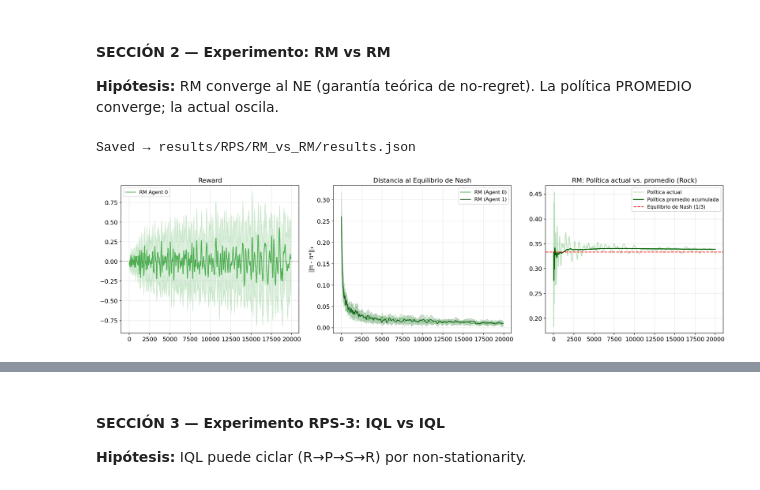
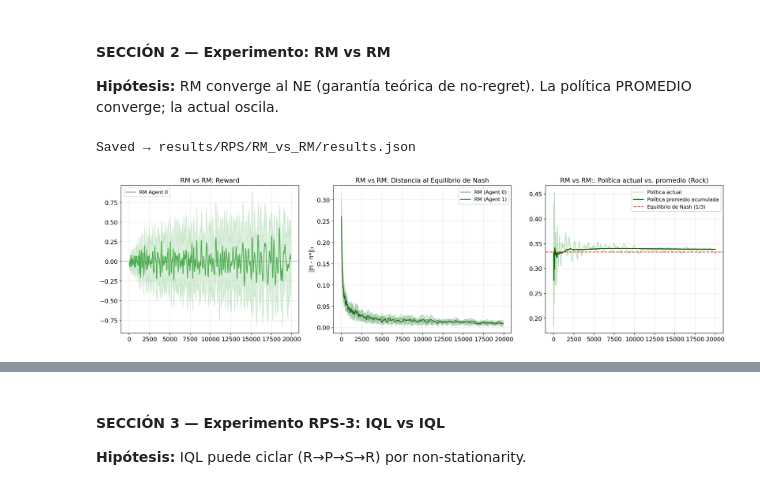
Before and after one commit to mmussio85/simultaneous-games, a Jupyter notebook: RPS.ipynb, the cells around one changed output, grey strips where cells are left out. Saved outputs shown, nothing was run; the diff lists cells and outputs as text; code cells hidden in the pictures.

```diff
--- a/RPS.ipynb
+++ b/RPS.ipynb
@@ -173,31 +200,31 @@ Política final FP (promedio sobre seeds):
 # %%
 # --- RPS-2: RM vs RM ---
 rewards_rm, pol0_rm, pol1_rm = run_experiment(
     RPS, RegretMatching, RegretMatching, N_EPISODES, N_SEEDS)
 
 save_results('RPS', 'RM_vs_RM', rewards_rm, pol0_rm, pol1_rm, ne=NE_RPS.tolist())
 
 fig, axes = plt.subplots(1, 3, figsize=(18, 5))
 
 # Reward
 plot_with_ci(rewards_rm[:, :, 0], 'RM Agent 0', COLORS['RM'], ax=axes[0])
-axes[0].axhline(0, ls='--', c='gray', lw=1); axes[0].set_title('Reward'); axes[0].legend()
+axes[0].axhline(0, ls='--', c='gray', lw=1); axes[0].set_title('RM vs RM: Reward'); axes[0].legend()
 
 # Distancia al Equilibrio de Nash
 d_rm0 = dist_to_ne(pol0_rm, NE_RPS)
 d_rm1 = dist_to_ne(pol1_rm, NE_RPS)
 plot_with_ci(d_rm0, 'RM (Agent 0)', COLORS['RM'], ax=axes[1])
 plot_with_ci(d_rm1, 'RM (Agent 1)', '#1B5E20', ax=axes[1])
-axes[1].set_title('Distancia al Equilibrio de Nash'); axes[1].set_ylabel('||\u03c0 - \u03c0*||\u2081'); axes[1].legend()
+axes[1].set_title('RM vs RM: Distancia al Equilibrio de Nash'); axes[1].set_ylabel('||\u03c0 - \u03c0*||\u2081'); axes[1].legend()
 
 # Política actual vs. promedio (seed 0, acción Rock)
 pol_curr = pol0_rm[0, :, 0]                     # política actual, acción Rock, seed 0
 pol_avg  = np.cumsum(pol0_rm[0, :, 0]) / (np.arange(N_EPISODES) + 1)  # promedio acumulado
 axes[2].plot(pol_curr, alpha=0.4, color=COLORS['RM'], label='Política actual')
 axes[2].plot(pol_avg,  color='darkgreen', lw=2, label='Política promedio acumulada')
 axes[2].axhline(1/3, ls='--', c='red', label='Equilibrio de Nash (1/3)')
-axes[2].set_title('RM: Política actual vs. promedio (Rock)'); axes[2].legend()
+axes[2].set_title('RM vs RM:: Política actual vs. promedio (Rock)'); axes[2].legend()
 plt.tight_layout(); plt.savefig('figures/RPS/rm_vs_rm.png', dpi=150); plt.show()
 # %% [output]
 Saved → results/RPS/RM_vs_RM/results.json
-[figure, old version]
+[figure, new version]
```
Also changed, not shown: parts of 22 cells of this notebook, 2 other files.
